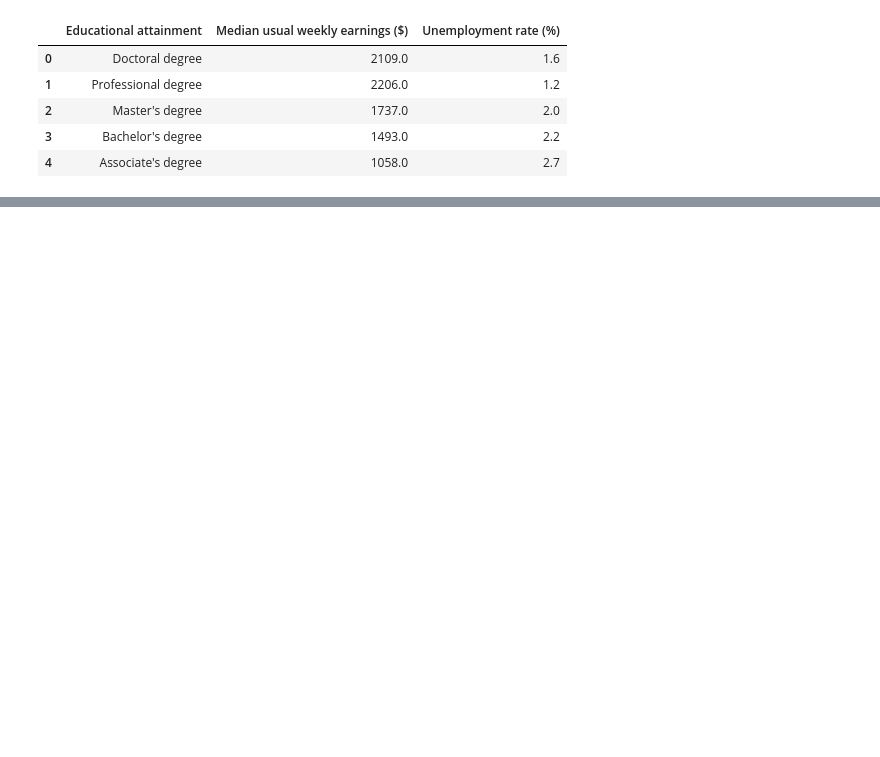
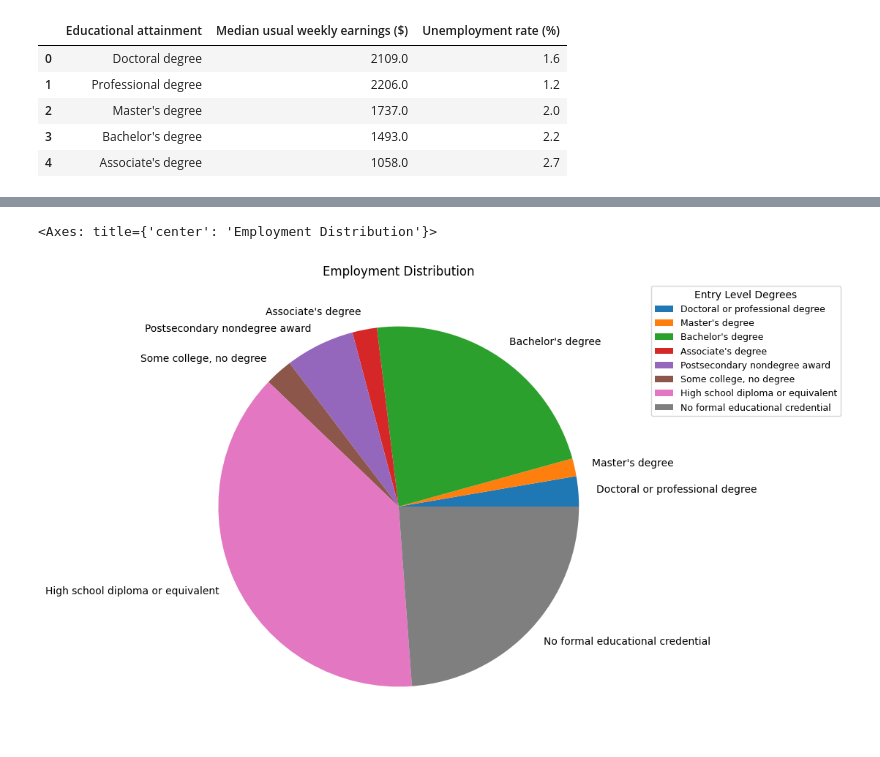
Before and after one commit to HenryRifle/LinkedOut-AI-Job-Board, a Jupyter notebook: education.ipynb, the cells around one changed output, grey strips where cells are left out. Drawn from its saved outputs; the diff is of its cells as text; code cells hidden in the pictures; blank space fills up the shorter version.

```diff
--- a/education.ipynb
+++ b/education.ipynb
@@ -27,0 +43,2 @@ data_2019[1].head()
+# %%
+data_2019[1].columns = ["entry_level_degree","emp","emp_dist","emp_change","median_wage_2020"]
@@ -27,0 +49,9 @@ data_2019[1].head()
+# %%
+emp_dist_plot=data_2019[1][1:-4].set_index("entry_level_degree").plot.pie(y="emp_dist", figsize=(8,8))
+emp_dist_plot.set_ylabel("")
+emp_dist_plot.set_title("Employment Distribution")
+emp_dist_plot.legend(bbox_to_anchor=(1.05,1), fontsize=9).set_title("Entry Level Degrees")
+emp_dist_plot
+# %% [output]
+<Axes: title={'center': 'Employment Distribution'}>
+[figure, added]
```
Also changed, not shown: parts of 3 cells of this notebook.
